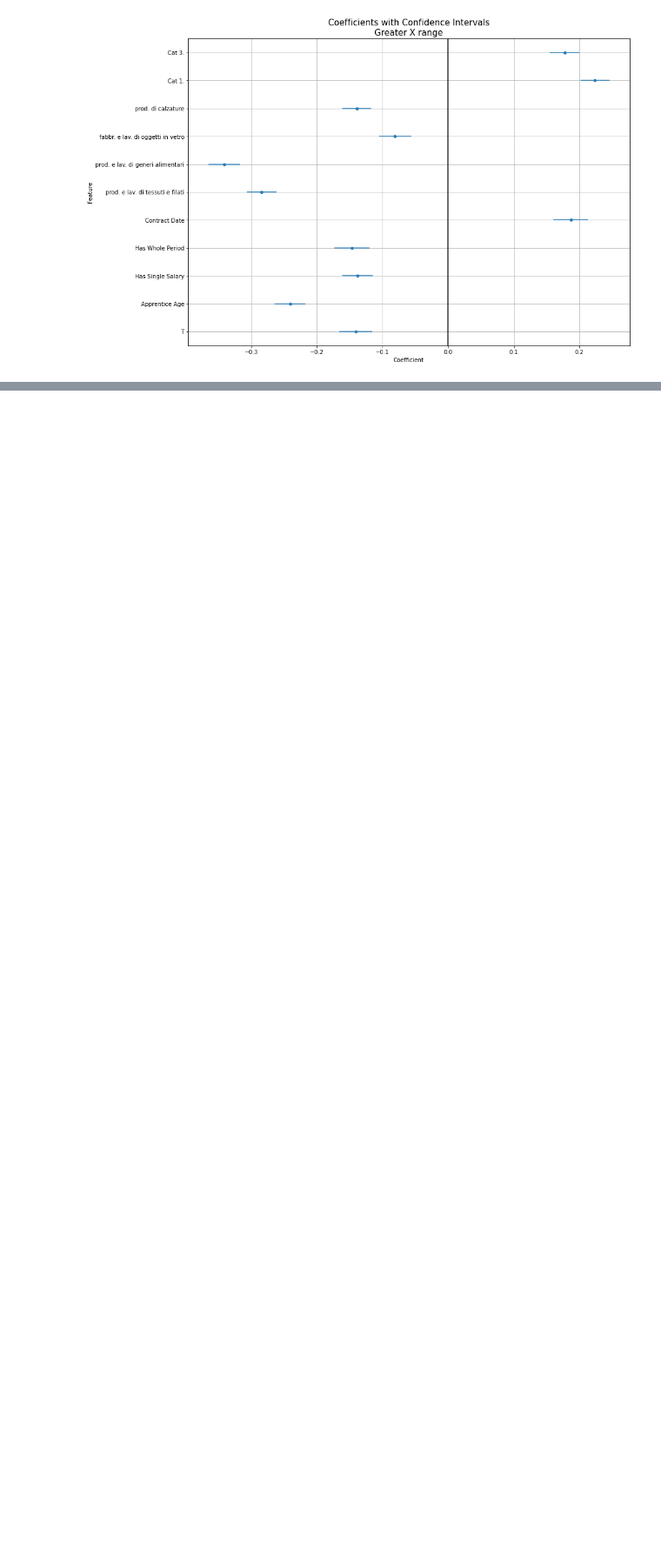
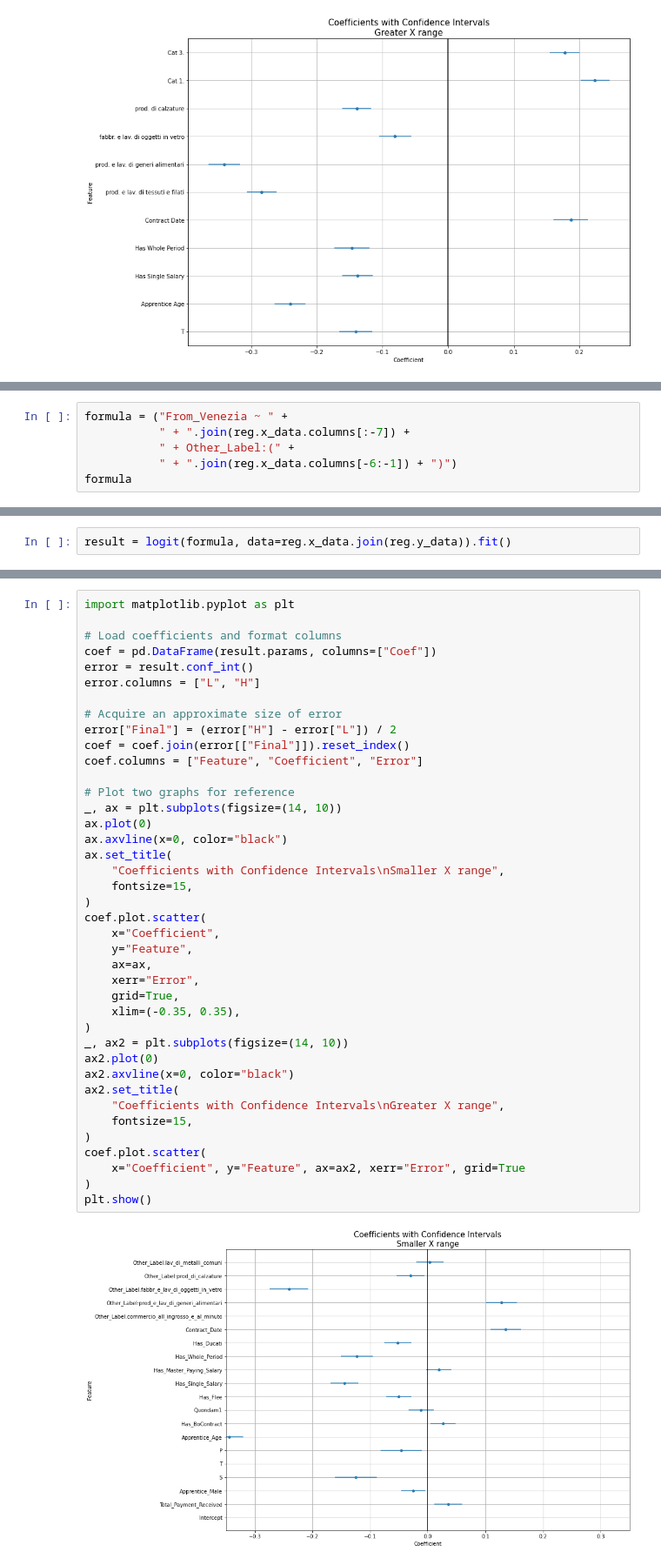
Before and after one commit to AlricRahl/Garzoni-Dataset-Exploration, a Jupyter notebook: src/4. Logistic Regression on being Venetian.ipynb, the cells around one changed output, grey strips where cells are left out. Shown at 87% size. Saved outputs shown, nothing was run; the diff lists cells and outputs as text; blank space fills up the shorter version.

Commit message:
Added experimental formula testing to logistic regression

```diff
--- a/src/4. Logistic Regression on being Venetian.ipynb
+++ b/src/4. Logistic Regression on being Venetian.ipynb
@@ -245,0 +281,6 @@ Cat 3.                                0.0403      0.003     15.279      0.000
+# %%
+formula = ("From_Venezia ~ " +
+           " + ".join(reg.x_data.columns[:-7]) +
+           " + Other_Label:(" +
+           " + ".join(reg.x_data.columns[-6:-1]) + ")")
+formula
@@ -245,0 +289,2 @@ Cat 3.                                0.0403      0.003     15.279      0.000
+# %%
+result = logit(formula, data=reg.x_data.join(reg.y_data)).fit()
@@ -245,0 +315,42 @@ Cat 3.                                0.0403      0.003     15.279      0.000
+# %%
+import matplotlib.pyplot as plt
+
+# Load coefficients and format columns
+coef = pd.DataFrame(result.params, columns=["Coef"])
+error = result.conf_int()
+error.columns = ["L", "H"]
+
+# Acquire an approximate size of error
+error["Final"] = (error["H"] - error["L"]) / 2
+coef = coef.join(error[["Final"]]).reset_index()
+coef.columns = ["Feature", "Coefficient", "Error"]
+
+# Plot two graphs for reference
+_, ax = plt.subplots(figsize=(14, 10))
+ax.plot(0)
+ax.axvline(x=0, color="black")
+ax.set_title(
+    "Coefficients with Confidence Intervals\nSmaller X range",
+    fontsize=15,
+)
+coef.plot.scatter(
+    x="Coefficient",
+    y="Feature",
+    ax=ax,
+    xerr="Error",
+    grid=True,
+    xlim=(-0.35, 0.35),
+)
+_, ax2 = plt.subplots(figsize=(14, 10))
+ax2.plot(0)
+ax2.axvline(x=0, color="black")
+ax2.set_title(
+    "Coefficients with Confidence Intervals\nGreater X range",
+    fontsize=15,
+)
+coef.plot.scatter(
+    x="Coefficient", y="Feature", ax=ax2, xerr="Error", grid=True
+)
+plt.show()
+# %% [output]
+[figure, added]
```
Also changed, not shown: parts of 6 cells of this notebook.
